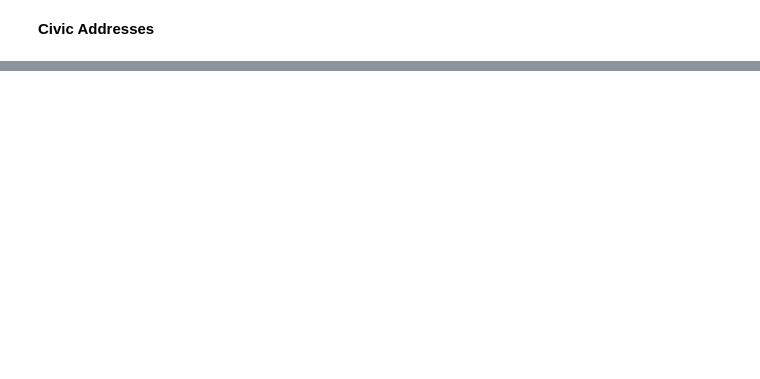
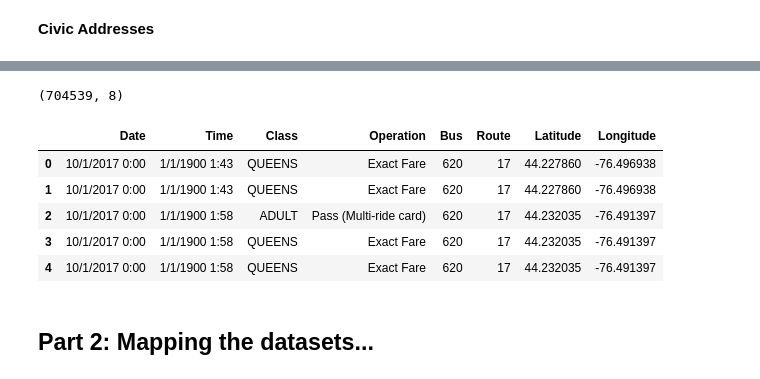
Before and after one commit to gavinmcclelland/CISC451, a Jupyter notebook: ExploringNullValues.ipynb, the cells around one changed output, grey strips where cells are left out. Drawn from its saved outputs; the diff is of its cells as text; code cells hidden in the pictures; blank space fills up the shorter version.

```diff
--- a/ExploringNullValues.ipynb
+++ b/ExploringNullValues.ipynb
@@ -126,0 +154,14 @@ msno.heatmap(address_data)
+# %%
+transit_data = pd.read_csv("datasets\\Transit Data - October.csv", ',')
+print(transit_data.shape)
+transit_data.head()
+# %% [output]
+(704539, 8)
+|  | Date | Time | Class | Operation | Bus | Route | Latitude | Longitude |
+| 0 | 10/1/2017 0:00 | 1/1/1900 1:43 | QUEENS | Exact Fare | 620 | 17 | 44.227860 | -76.496938 |
+| 1 | 10/1/2017 0:00 | 1/1/1900 1:43 | QUEENS | Exact Fare | 620 | 17 | 44.227860 | -76.496938 |
+| 2 | 10/1/2017 0:00 | 1/1/1900 1:58 | ADULT | Pass (Multi-ride card) | 620 | 17 | 44.232035 | -76.491397 |
+| 3 | 10/1/2017 0:00 | 1/1/1900 1:58 | QUEENS | Exact Fare | 620 | 17 | 44.232035 | -76.491397 |
+| 4 | 10/1/2017 0:00 | 1/1/1900 1:58 | QUEENS | Exact Fare | 620 | 17 | 44.232035 | -76.491397 |
+# %% [markdown]
+## Part 2: Mapping the datasets...
```
Also changed, not shown: parts of 19 cells of this notebook.
